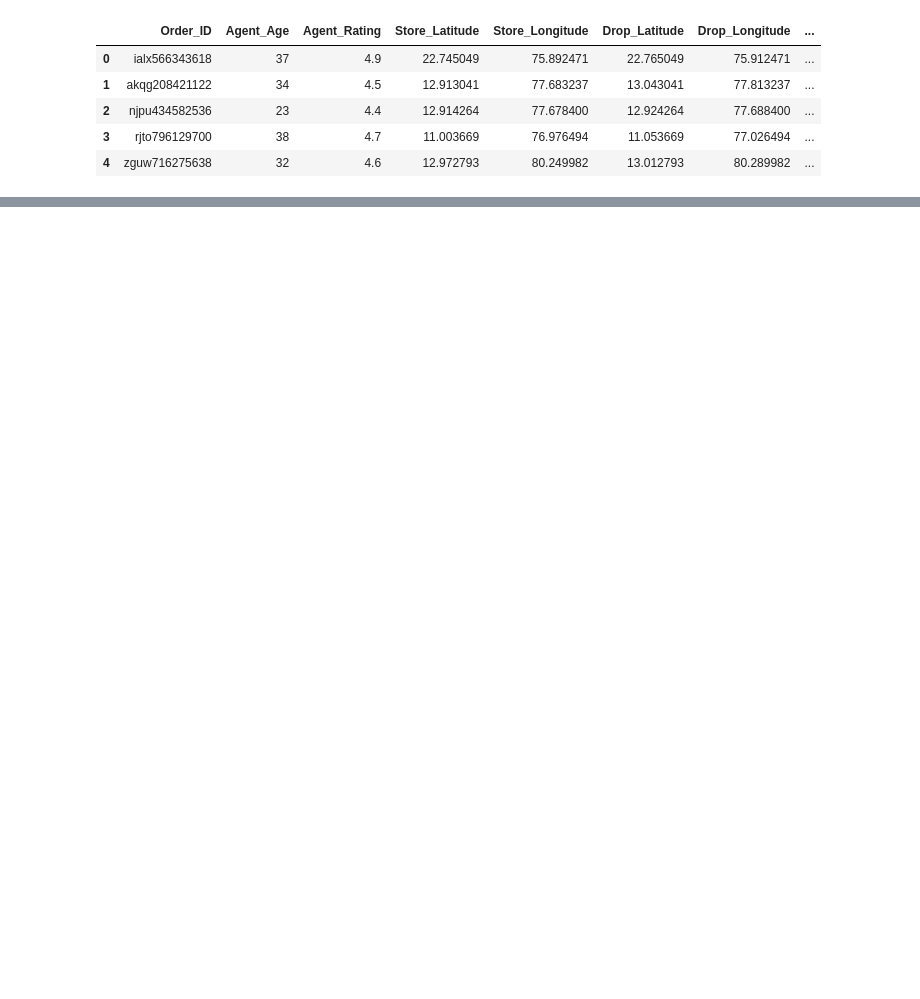
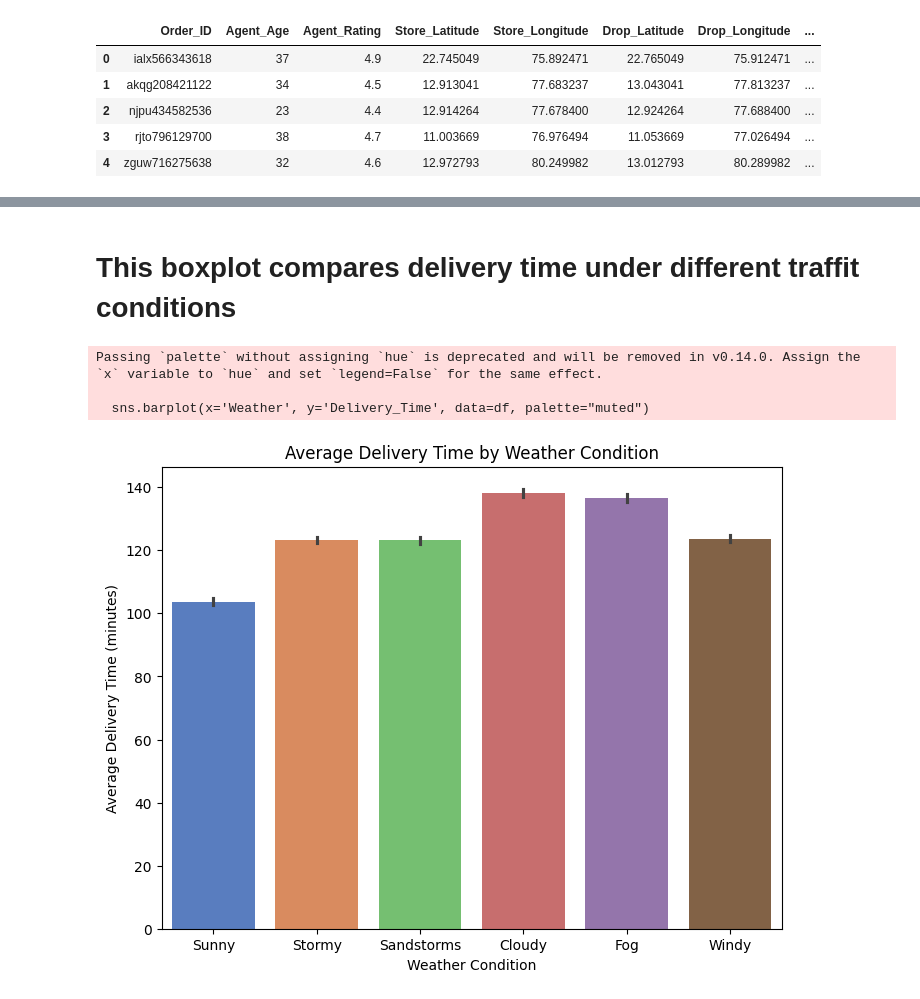
Before and after one commit to JWBlevins/Mid_Course_Milestone, a Jupyter notebook: Untitled-1.ipynb, the cells around one changed output, grey strips where cells are left out. Drawn from its saved outputs; the diff is of its cells as text; code cells hidden in the pictures; blank space fills up the shorter version.

```diff
--- a/Untitled-1.ipynb
+++ b/Untitled-1.ipynb
@@ -14,0 +118,19 @@ df.head()
+# %% [markdown]
+# This boxplot compares delivery time under different traffit conditions
+# %%
+# Average Delivery Time by Weather Condition
+
+plt.figure(figsize=(8, 6))
+sns.barplot(x='Weather', y='Delivery_Time', data=df, palette="muted")
+
+plt.title("Average Delivery Time by Weather Condition")
+plt.xlabel('Weather Condition')
+plt.ylabel("Average Delivery Time (minutes)")
+
+plt.savefig("outputs/avg_delivery_time_weather.png", dpi=300, bbox_inches='tight')
+plt.show()
+# %% [output]
+Passing `palette` without assigning `hue` is deprecated and will be removed in v0.14.0. Assign the `x` variable to `hue` and set `legend=False` for the same effect.
+
+  sns.barplot(x='Weather', y='Delivery_Time', data=df, palette="muted")
+[figure, added]
```
Also changed, not shown: parts of 9 cells of this notebook, 3 other files.
